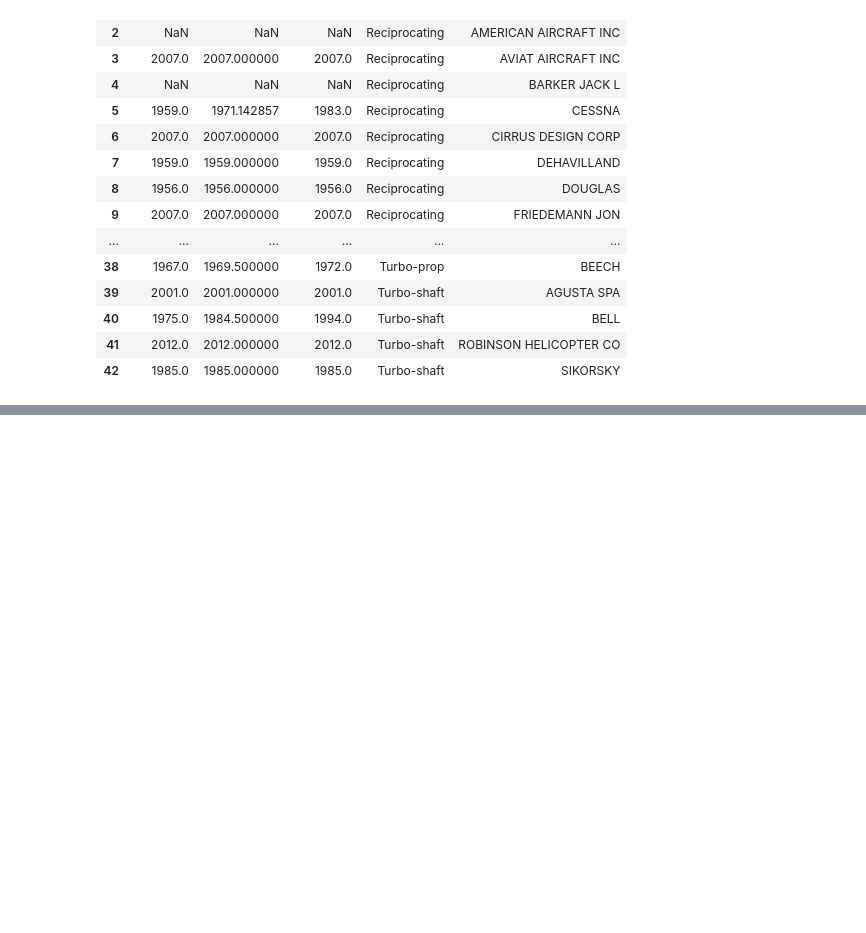
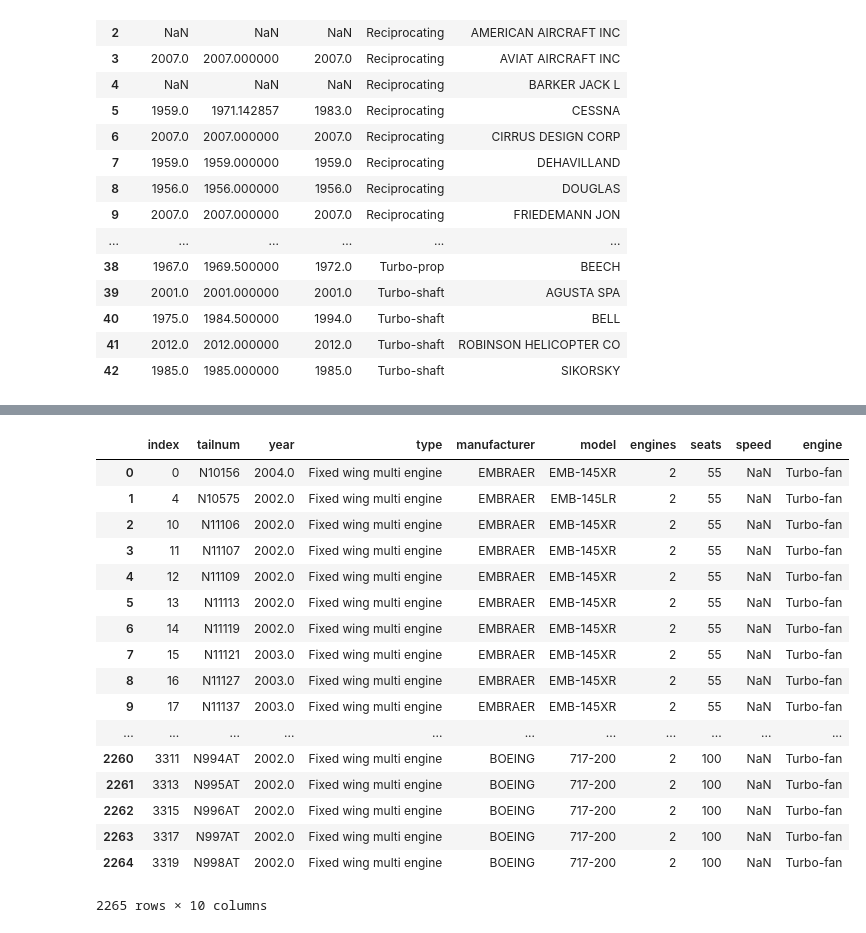
Before and after one commit to sweettirexkiller/numpy-learning, a Jupyter notebook: pandas-exercises.ipynb, the cells around one changed output, grey strips where cells are left out. Drawn from its saved outputs; the diff is of its cells as text; code cells hidden in the pictures; blank space fills up the shorter version.

```diff
--- a/pandas-exercises.ipynb
+++ b/pandas-exercises.ipynb
@@ -318,0 +474,22 @@ sql_result5
+# %%
+frame9 = pd.DataFrame(planes[planes.manufacturer.isin(["BOEING","AIRBUS","EMBRAER"])]).reset_index()
+frame9
+# %% [output]
+|  | index | tailnum | year | type | manufacturer | model | engines | seats | speed | engine |
+| 0 | 0 | N10156 | 2004.0 | Fixed wing multi engine | EMBRAER | EMB-145XR | 2 | 55 | NaN | Turbo-fan |
+| 1 | 4 | N10575 | 2002.0 | Fixed wing multi engine | EMBRAER | EMB-145LR | 2 | 55 | NaN | Turbo-fan |
+| 2 | 10 | N11106 | 2002.0 | Fixed wing multi engine | EMBRAER | EMB-145XR | 2 | 55 | NaN | Turbo-fan |
+| 3 | 11 | N11107 | 2002.0 | Fixed wing multi engine | EMBRAER | EMB-145XR | 2 | 55 | NaN | Turbo-fan |
+| 4 | 12 | N11109 | 2002.0 | Fixed wing multi engine | EMBRAER | EMB-145XR | 2 | 55 | NaN | Turbo-fan |
+| 5 | 13 | N11113 | 2002.0 | Fixed wing multi engine | EMBRAER | EMB-145XR | 2 | 55 | NaN | Turbo-fan |
+| 6 | 14 | N11119 | 2002.0 | Fixed wing multi engine | EMBRAER | EMB-145XR | 2 | 55 | NaN | Turbo-fan |
+| 7 | 15 | N11121 | 2003.0 | Fixed wing multi engine | EMBRAER | EMB-145XR | 2 | 55 | NaN | Turbo-fan |
+| 8 | 16 | N11127 | 2003.0 | Fixed wing multi engine | EMBRAER | EMB-145XR | 2 | 55 | NaN | Turbo-fan |
+| 9 | 17 | N11137 | 2003.0 | Fixed wing multi engine | EMBRAER | EMB-145XR | 2 | 55 | NaN | Turbo-fan |
+| ... | ... | ... | ... | ... | ... | ... | ... | ... | ... | ... |
+| 2260 | 3311 | N994AT | 2002.0 | Fixed wing multi engine | BOEING | 717-200 | 2 | 100 | NaN | Turbo-fan |
+| 2261 | 3313 | N995AT | 2002.0 | Fixed wing multi engine | BOEING | 717-200 | 2 | 100 | NaN | Turbo-fan |
+| 2262 | 3315 | N996AT | 2002.0 | Fixed wing multi engine | BOEING | 717-200 | 2 | 100 | NaN | Turbo-fan |
+| 2263 | 3317 | N997AT | 2002.0 | Fixed wing multi engine | BOEING | 717-200 | 2 | 100 | NaN | Turbo-fan |
+| 2264 | 3319 | N998AT | 2002.0 | Fixed wing multi engine | BOEING | 717-200 | 2 | 100 | NaN | Turbo-fan |
+2265 rows × 10 columns
```
Also changed, not shown: parts of 14 cells of this notebook.
